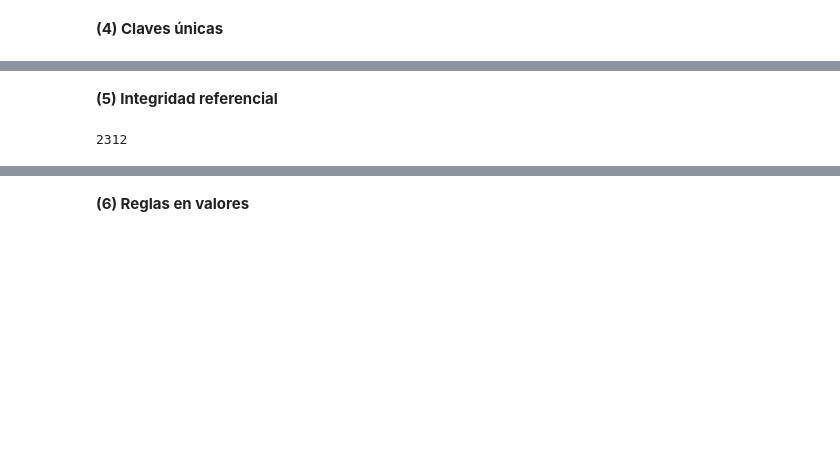
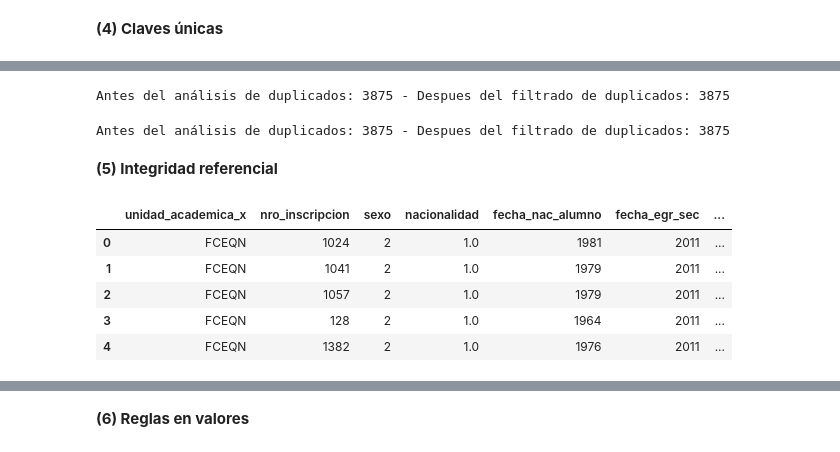
Before and after one commit to tinxo/caats, a Jupyter notebook: demo-calidad-datos/libretas/Libreta - Análisis de calidad de datos.ipynb, the cells around one changed output, grey strips where cells are left out. Cells and saved outputs as stored; diff of their text form; code cells hidden in the pictures; blank space fills up the shorter version.

```diff
--- a/demo-calidad-datos/libretas/Libreta - Análisis de calidad de datos.ipynb
+++ b/demo-calidad-datos/libretas/Libreta - Análisis de calidad de datos.ipynb
@@ -258,22 +265,22 @@ valores = pd.value_counts(academicos['cnt_readmisiones']) #Conteo de ocurrencias
 
 #Se obtiene el valor de la cantidad de filas actual
 
-#cant_antes = len(academicos)
+cant_antes = len(academicos)
 #cant_antes
 
 #Se ordena el dataset según el atributo que se desee evaluar (requerido para el paso siguiente)
 
-#academicos.sort_values("nro_inscripcion", inplace=True)
+academicos.sort_values("nro_inscripcion", inplace=True)
 
 
 #Se detectan y eliminan los duplicados en un atributo dejando la última ocurrencia
 
-#academicos.drop_duplicates(subset ="nro_inscripcion", keep = 'last', inplace = True)
+academicos.drop_duplicates(subset ="nro_inscripcion", keep = 'last', inplace = True)
 
 
 #Se obtiene el valor posterior a la operación
-#cant_despues = len(academicos)
+cant_despues = len(academicos)
 
 
 #Se imprimen ambos valores
-#print(f"Antes del análisis de duplicados: {cant_antes} - Despues del filtrado de duplicados: {cant_despues}")
+print(f"Antes del análisis de duplicados: {cant_antes} - Despues del filtrado de duplicados: {cant_despues}")
@@ -323,7 +332,9 @@ cant_despues = len(censales)
 
 #Se imprimen ambos valores
 
-#print(f"Antes del análisis de duplicados: {cant_antes} - Despues del filtrado de duplicados: {cant_despues}")
+print(f"Antes del análisis de duplicados: {cant_antes} - Despues del filtrado de duplicados: {cant_despues}")
+# %% [output]
+Antes del análisis de duplicados: 3875 - Despues del filtrado de duplicados: 3875
 # %%
 #Antes de probar la integración se debe verificar la unicidad de las claves en los otros datasets
 #Se obtiene el valor de la cantidad de filas actual
@@ -344,18 +355,25 @@ cant_despues = len(persona)
 
 #Se imprimen ambos valores
 
-#print(f"Antes del análisis de duplicados: {cant_antes} - Despues del filtrado de duplicados: {cant_despues}")
+print(f"Antes del análisis de duplicados: {cant_antes} - Despues del filtrado de duplicados: {cant_despues}")
+# %% [output]
+Antes del análisis de duplicados: 3875 - Despues del filtrado de duplicados: 3875
 # %% [markdown]
 **(5) Integridad referencial**
 # %%
 #Las uniones se hacen de a pares - revisar nombres de atributos
 semi_completo = pd.merge(persona, academicos, on='nro_inscripcion', how='inner')
 semi_completo.shape[0]
 
 #Para verificar se puede ejecutar
-#semi_completo.head(5)
+semi_completo.head(5)
 # %% [output]
-2312
+|  | unidad_academica_x | nro_inscripcion | sexo | nacionalidad | fecha_nac_alumno | fecha_egr_sec | ... |
+| 0 | FCEQN | 1024 | 2 | 1.0 | 1981 | 2011 | ... |
+| 1 | FCEQN | 1041 | 2 | 1.0 | 1979 | 2011 | ... |
+| 2 | FCEQN | 1057 | 2 | 1.0 | 1979 | 2011 | ... |
+| 3 | FCEQN | 128 | 2 | 1.0 | 1964 | 2011 | ... |
+| 4 | FCEQN | 1382 | 2 | 1.0 | 1976 | 2011 | ... |
 # %%
 cambios = {'insc' : 'nro_inscripcion'}
 censales.rename(columns=cambios, inplace=True)
```
Also changed, not shown: parts of 10 cells of this notebook, 4 other files.
